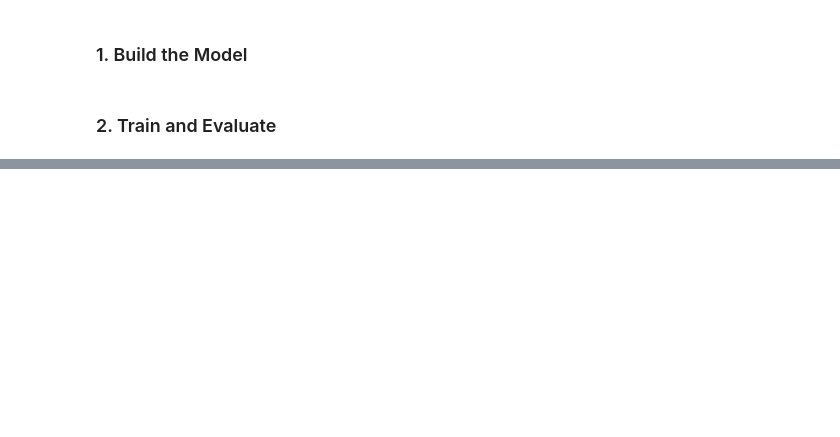
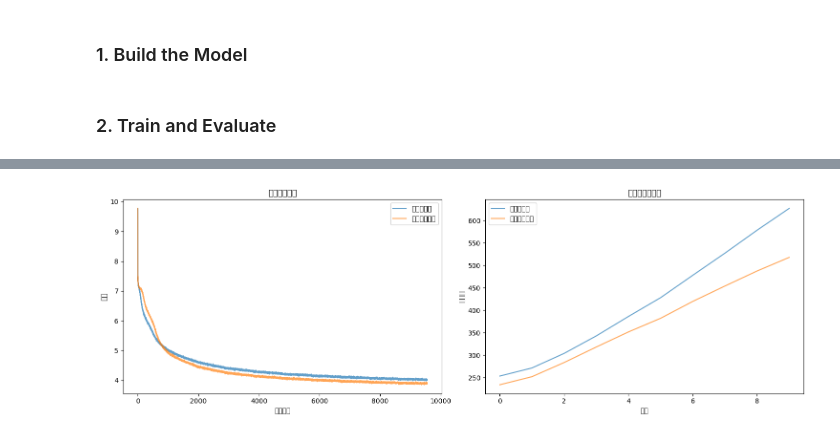
Before and after one commit to Scodive/CS310-Natural_Language_Processing, a Jupyter notebook: assignments/A3/A3_lm-lstm.ipynb, the cells around one changed output, grey strips where cells are left out. Drawn from its saved outputs; the diff is of its cells as text; code cells hidden in the pictures; blank space fills up the shorter version.

```diff
--- a/assignments/A3/A3_lm-lstm.ipynb
+++ b/assignments/A3/A3_lm-lstm.ipynb
@@ -225,0 +346,77 @@ plt.show()
+# %%
+# 导入必要的库
+import gensim.downloader as api
+from tqdm import tqdm
+import numpy as np
+import matplotlib.pyplot as plt
+
+print("正在下载GloVe预训练词向量...")
+glove_vectors = api.load('glove-wiki-gigaword-200')
+
+def create_embedding_matrix(vocab, word_vectors, embedding_dim=200):
+    embedding_matrix = np.zeros((len(vocab), embedding_dim))
+    found_words = 0
+
+    for word, idx in vocab.word2idx.items():
+        try:
+            embedding_matrix[idx] = word_vectors[word]
+            found_words += 1
+        except KeyError:
+            # 对于不在预训练向量中的词，保持为零向量
+            embedding_matrix[idx] = np.random.normal(scale=0.6, size=(embedding_dim,))
+
+    print(f"在预训练词向量中找到的词数: {found_words}/{len(vocab)}")
+    return embedding_matrix
+
+# 使用预训练词向量初始化模型
+model_pretrained = LSTMModel(len(vocab), 200, HIDDEN_DIM, NUM_LAYERS).to(DEVICE)
+embedding_matrix = create_embedding_matrix(vocab, glove_vectors)
+model_pretrained.embedding.weight.data.copy_(torch.FloatTensor(embedding_matrix))
+
+# 训练带有预训练词向量的模型
+criterion = nn.CrossEntropyLoss()
+optimizer_pretrained = torch.optim.Adam(model_pretrained.parameters(), lr=LEARNING_RATE)
+
+print("\n开始训练使用预训练词向量的模型...")
+train_losses_pretrained, test_perplexities_pretrained = train_model(
+    model_pretrained, train_loader, test_loader, criterion,
+    optimizer_pretrained, NUM_EPOCHS, DEVICE
+)
+
+# 绘制对比图
+plt.figure(figsize=(15, 5))
+
+# 绘制训练损失对比
+plt.subplot(1, 2, 1)
+plt.plot(train_losses, label='随机初始化', alpha=0.7)
+plt.plot(train_losses_pretrained, label='预训练词向量', alpha=0.7)
+plt.title('训练损失对比')
+plt.xlabel('迭代次数')
+plt.ylabel('损失')
+plt.legend()
+
+# 绘制测试困惑度对比
+plt.subplot(1, 2, 2)
+plt.plot(test_perplexities, label='随机初始化', alpha=0.7)
+plt.plot(test_perplexities_pretrained, label='预训练词向量', alpha=0.7)
+plt.title('测试困惑度对比')
+plt.xlabel('轮次')
+plt.ylabel('困惑度')
+plt.legend()
+
+plt.tight_layout()
+plt.show()
+
+# 报告最终测试集困惑度
+print("\n最终测试集困惑度对比:")
+print(f"随机初始化: {test_perplexities[-1]:.2f}")
+print(f"预训练词向量: {test_perplexities_pretrained[-1]:.2f}")
+
+# 保存最佳模型
+if test_perplexities_pretrained[-1] < test_perplexities[-1]:
+    print("\n预训练词向量模型表现更好，保存为best_model_pretrained.pth")
+    torch.save(model_pretrained.state_dict(), 'best_model_pretrained.pth')
+else:
+    print("\n随机初始化模型表现更好，保存为best_model_random.pth")
+    torch.save(model.state_dict(), 'best_model_random.pth')
+# %% [output]
@@ -225,0 +440 @@ plt.show()
+[figure, added]
```
Also changed, not shown: parts of 5 cells of this notebook, 4 other files.
